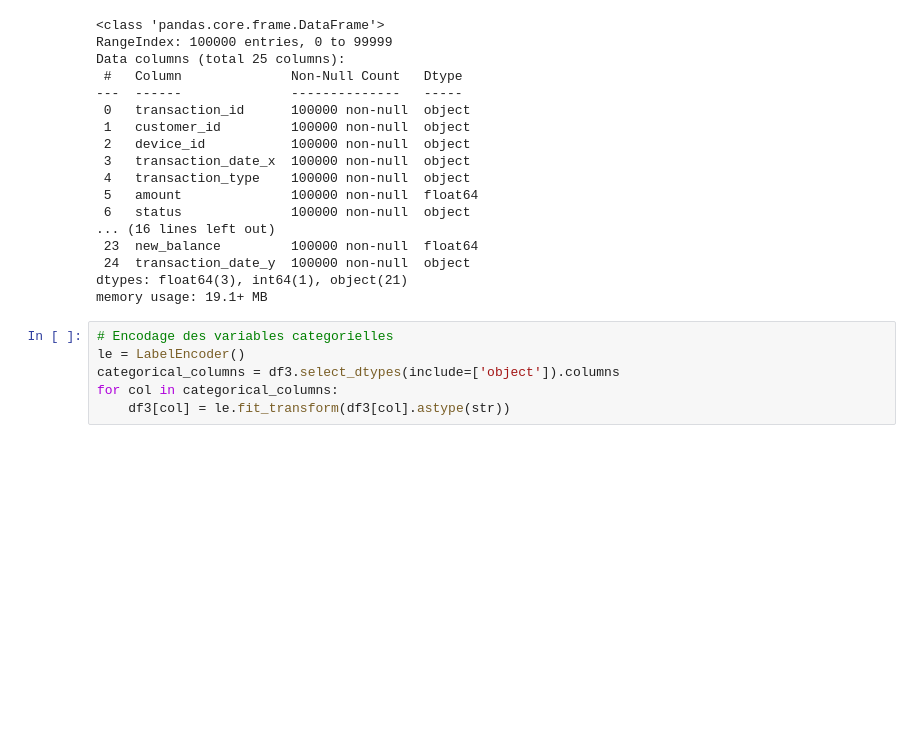
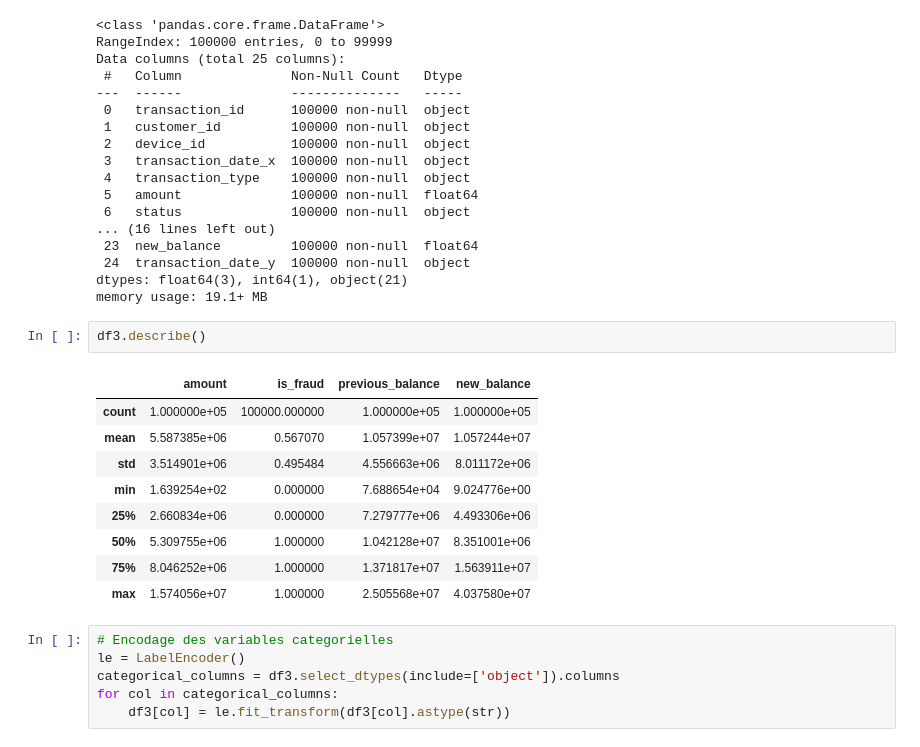
Before and after one commit to StephTess/Detection_des_fraudes_dans_les_transactions, a Jupyter notebook: notebooks/modele.ipynb, the cells around one changed output. Drawn from its saved outputs; the diff is of its cells as text; blank space fills up the shorter version.

```diff
--- a/notebooks/modele.ipynb
+++ b/notebooks/modele.ipynb
@@ -77,6 +77,18 @@ Data columns (total 25 columns):
  24  transaction_date_y  100000 non-null  object
 dtypes: float64(3), int64(1), object(21)
 memory usage: 19.1+ MB
+# %%
+df3.describe()
+# %% [output]
+|  | amount | is_fraud | previous_balance | new_balance |
+| count | 1.000000e+05 | 100000.000000 | 1.000000e+05 | 1.000000e+05 |
+| mean | 5.587385e+06 | 0.567070 | 1.057399e+07 | 1.057244e+07 |
+| std | 3.514901e+06 | 0.495484 | 4.556663e+06 | 8.011172e+06 |
+| min | 1.639254e+02 | 0.000000 | 7.688654e+04 | 9.024776e+00 |
+| 25% | 2.660834e+06 | 0.000000 | 7.279777e+06 | 4.493306e+06 |
+| 50% | 5.309755e+06 | 1.000000 | 1.042128e+07 | 8.351001e+06 |
+| 75% | 8.046252e+06 | 1.000000 | 1.371817e+07 | 1.563911e+07 |
+| max | 1.574056e+07 | 1.000000 | 2.505568e+07 | 4.037580e+07 |
 # %%
 # Encodage des variables categorielles
 le = LabelEncoder()
```
Also changed, not shown: parts of 1 cell of this notebook.
